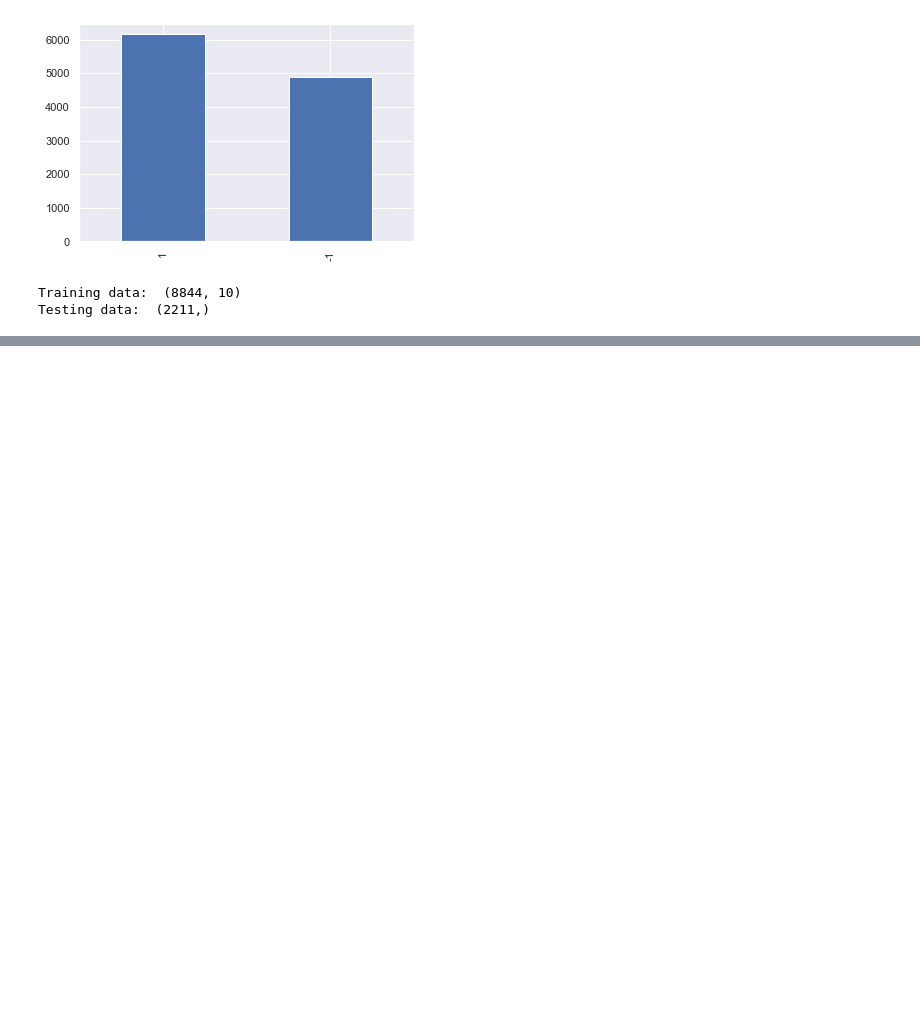
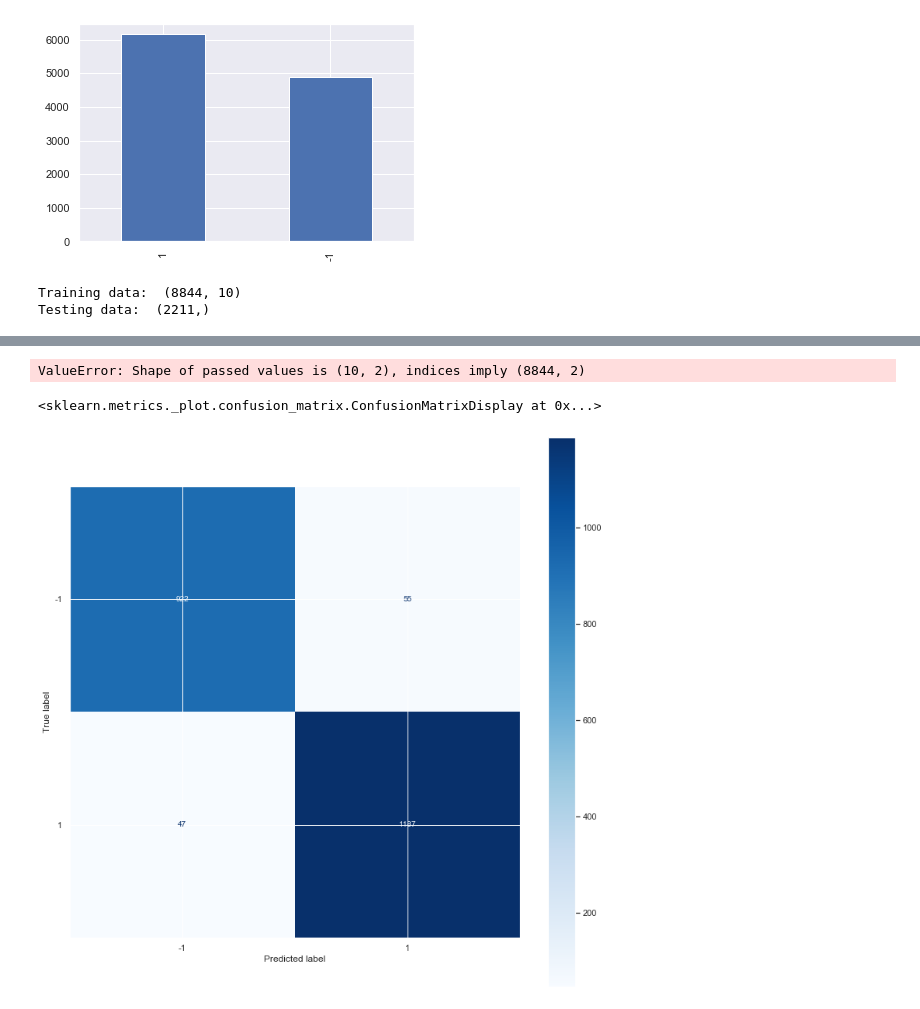
Before and after one commit to miaonanlin/CTP_DataScience_GroupProject, a Jupyter notebook: Planning .ipynb, the cells around one changed output, grey strips where cells are left out. Cells and saved outputs as stored; diff of their text form; code cells hidden in the pictures; blank space fills up the shorter version.

```diff
--- a/Planning .ipynb
+++ b/Planning .ipynb
@@ -163,3 +163,20 @@ AUC Score: 0.990331
+# %%
+
+
+confusion_matrix = pd.crosstab(X_train, y_train, rownames=['Actual'], colnames=['Predicted'])
+# %% [output]
+ValueError: Shape of passed values is (10, 2), indices imply (8844, 2)
+# %%
+# Plot the confusion matrix of our results
+fig, ax = plt.subplots(figsize=(13,13))
+metrics.plot_confusion_matrix(estimator=model,
+                              X=X_test,
+                              y_true=y_test,
+                              cmap=plt.cm.Blues,
+                              ax=ax)
+# %% [output]
+<sklearn.metrics._plot.confusion_matrix.ConfusionMatrixDisplay at 0x...>
+[figure, added]
 # %%
 # Feature importances
 
```
Also changed, not shown: parts of 4 cells of this notebook.
